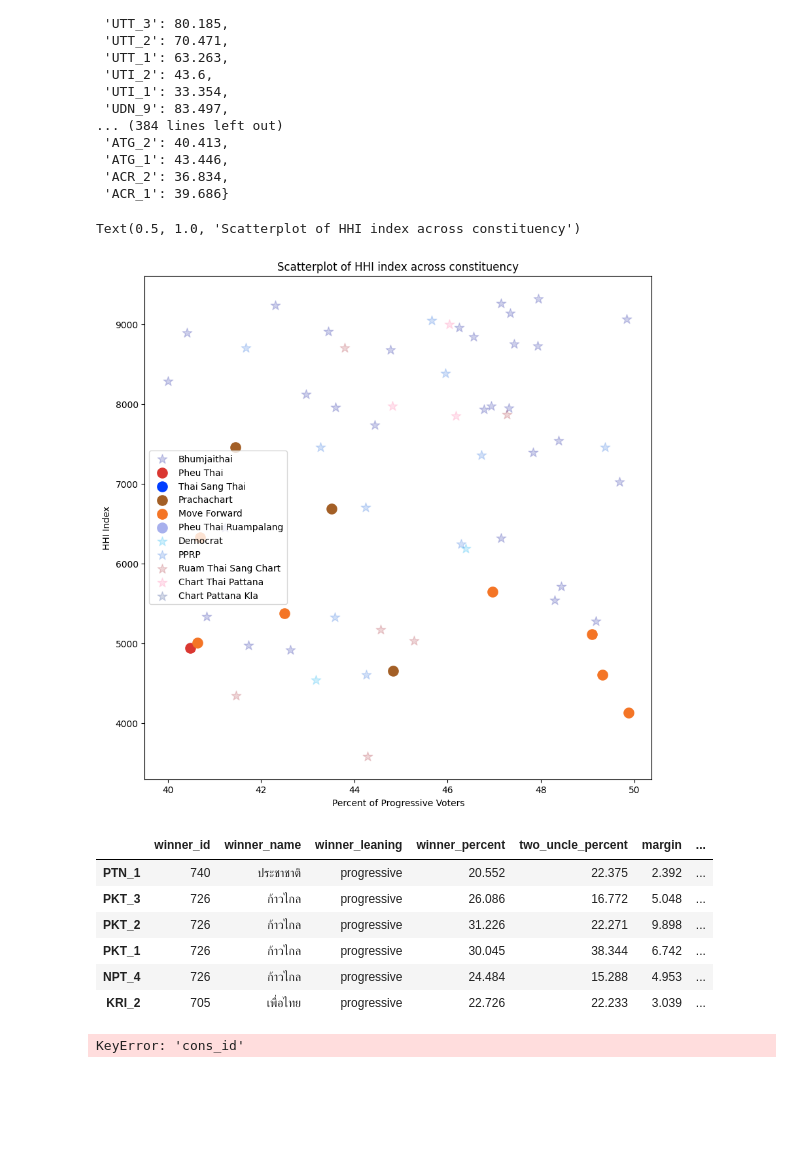
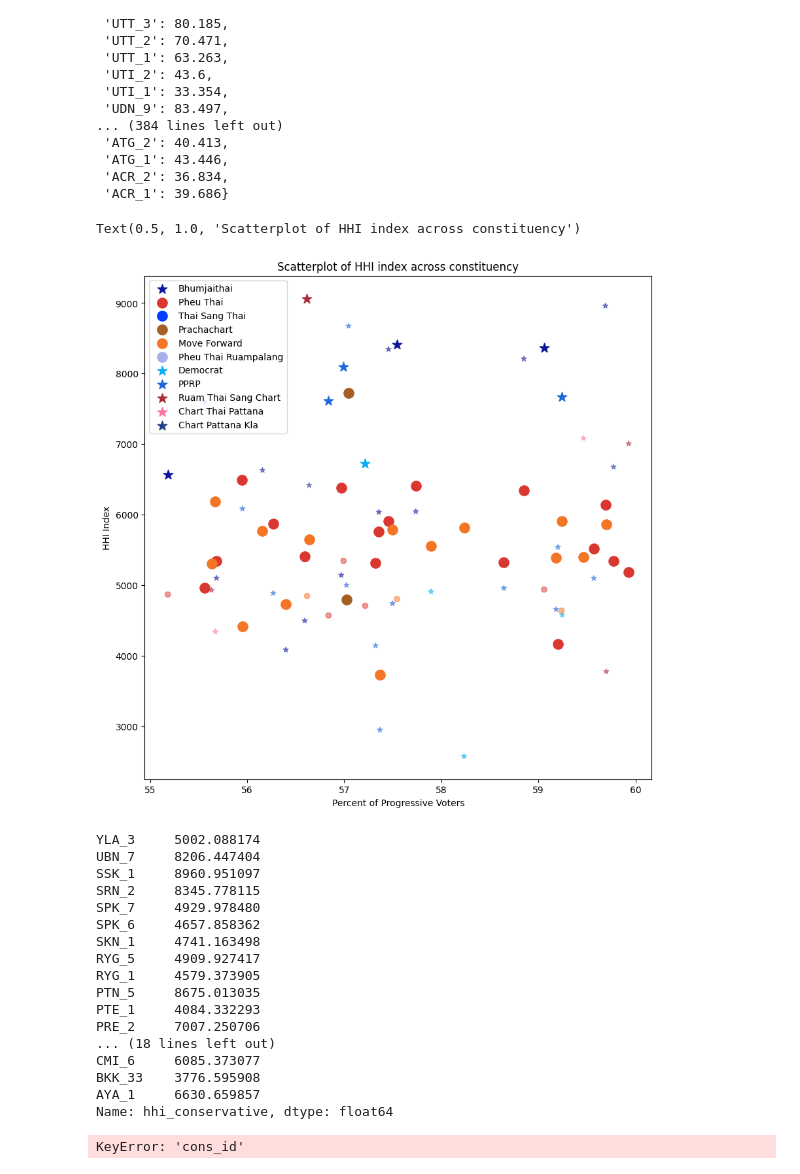
Before and after one commit to peemlerd/thai-election66, a Jupyter notebook: result_analysis.ipynb, the cells around one changed output. Cells and saved outputs as stored; diff of their text form; code cells hidden in the pictures; blank space fills up the shorter version.

```diff
--- a/result_analysis.ipynb
+++ b/result_analysis.ipynb
@@ -245,11 +245,11 @@ assert victory_df.index.tolist() == wr_df["cons_id"].tolist()
 victory_df["opp_first_id"] = wr_df["party_id"].to_numpy()
 # %%
 ax = plt.subplots(figsize = (10,10))
-lb = 40
-ub = 50
+lb = 55
+ub = 60
 winner_size = 120
 opp_first_alpha = 0.5
-plot_opp_first = False
+plot_opp_first = True
 # Draw the scatterplot of winners
 for id in victory_df["winner_id"].unique():
     # Specify which party and proportion of progressive voters to visualize.
@@ -264,44 +264,54 @@ for id in victory_df["winner_id"].unique():
                     c = party_color_map[id],
                     label=id_name[id],
                     marker="*",
-                    s=winner_size, alpha=0.2)
+                    s=winner_size, alpha=1)
     else:
         # Draw the scatterplot
         plt.scatter(temp["progressive_percent"],
                     temp["hhi_progressive"],
                     c = party_color_map[id],
                     label=id_name[id],
                     s = winner_size)
 
     if(plot_opp_first):
         if id in cons_lst:
             plt.scatter(temp["progressive_percent"],
                         temp["hhi_progressive"],
                         c = [party_color_map.get(opp) for opp in temp["opp_first_id"].tolist()],
                         alpha = opp_first_alpha)
         else:
             plt.scatter(temp["progressive_percent"],
                             temp["hhi_conservative"],
                              c = [party_color_map.get(opp) for opp in temp["opp_first_id"].tolist()],
                              marker = "*",
                              alpha = opp_first_alpha)
 
 plt.xlabel("Percent of Progressive Voters")
 plt.ylabel("HHI Index")
 plt.legend()
 plt.title("Scatterplot of HHI index across constituency")
 # %% [output]
 Text(0.5, 1.0, 'Scatterplot of HHI index across constituency')
-[figure, old version]
+[figure, new version]
 # %%
-temp = victory_df[victory_df["progressive_percent"] < 41]
-temp[temp["winner_id"].isin(prog_lst)]
+temp = victory_df[victory_df["progressive_percent"].between(55,60)]
+temp[temp["winner_leaning"] == "progressive"]["hhi_conservative"]
 # %% [output]
-|  | winner_id | winner_name | winner_leaning | winner_percent | two_uncle_percent | margin | ... |
-| PTN_1 | 740 | ประชาชาติ | progressive | 20.552 | 22.375 | 2.392 | ... |
-| PKT_3 | 726 | ก้าวไกล | progressive | 26.086 | 16.772 | 5.048 | ... |
-| PKT_2 | 726 | ก้าวไกล | progressive | 31.226 | 22.271 | 9.898 | ... |
-| PKT_1 | 726 | ก้าวไกล | progressive | 30.045 | 38.344 | 6.742 | ... |
-| NPT_4 | 726 | ก้าวไกล | progressive | 24.484 | 15.288 | 4.953 | ... |
-| KRI_2 | 705 | เพื่อไทย | progressive | 22.726 | 22.233 | 3.039 | ... |
+YLA_3     5002.088174
+UBN_7     8206.447404
+SSK_1     8960.951097
+SRN_2     8345.778115
+SPK_7     4929.978480
+SPK_6     4657.858362
+SKN_1     4741.163498
+RYG_5     4909.927417
+RYG_1     4579.373905
+PTN_5     8675.013035
+PTE_1     4084.332293
+PRE_2     7007.250706
+... (18 lines left out)
+CMI_6     6085.373077
+BKK_33    3776.595908
+AYA_1     6630.659857
+Name: hhi_conservative, dtype: float64
 # %%
```
Also changed, not shown: parts of 1 cell of this notebook.
